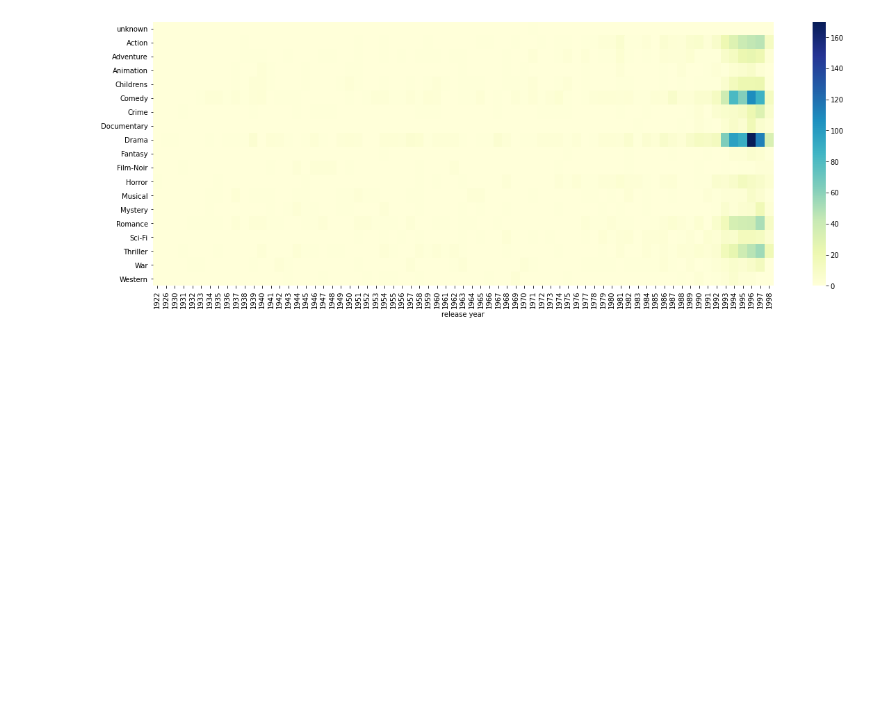
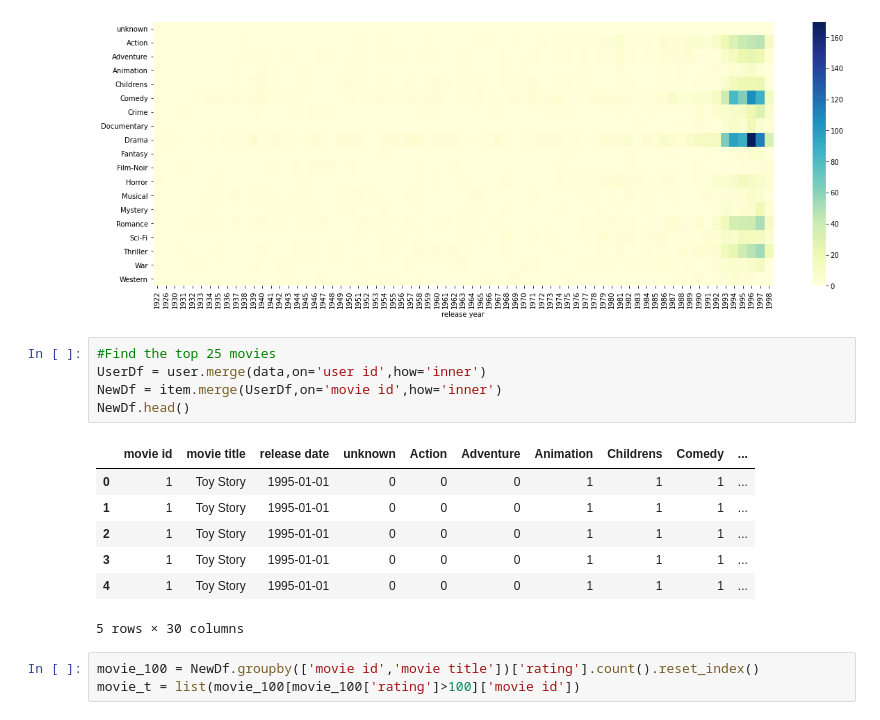
Before and after one commit to lakisharenee/MovieLens-Data-Exploration-Genre-Trends-and-Gender-Analysis, a Jupyter notebook: AIML-MovieLens Data Exploration Python Project.ipynb, the cells around one changed output. Drawn from its saved outputs; the diff is of its cells as text; blank space fills up the shorter version.

```diff
--- a/AIML-MovieLens Data Exploration Python Project.ipynb
+++ b/AIML-MovieLens Data Exploration Python Project.ipynb
@@ -250,3 +247,19 @@ sns.heatmap(genre_by_year, cmap='YlGnBu')  #heatmap visualizes the change in gen
 plt.show()
 # %% [output]
 [figure]
+# %%
+#Find the top 25 movies
+UserDf = user.merge(data,on='user id',how='inner')
+NewDf = item.merge(UserDf,on='movie id',how='inner')
+NewDf.head()
+# %% [output]
+|  | movie id | movie title | release date | unknown | Action | Adventure | Animation | Childrens | Comedy | ... |
+| 0 | 1 | Toy Story | 1995-01-01 | 0 | 0 | 0 | 1 | 1 | 1 | ... |
+| 1 | 1 | Toy Story | 1995-01-01 | 0 | 0 | 0 | 1 | 1 | 1 | ... |
+| 2 | 1 | Toy Story | 1995-01-01 | 0 | 0 | 0 | 1 | 1 | 1 | ... |
+| 3 | 1 | Toy Story | 1995-01-01 | 0 | 0 | 0 | 1 | 1 | 1 | ... |
+| 4 | 1 | Toy Story | 1995-01-01 | 0 | 0 | 0 | 1 | 1 | 1 | ... |
+5 rows × 30 columns
+# %%
+movie_100 = NewDf.groupby(['movie id','movie title'])['rating'].count().reset_index()
+movie_t = list(movie_100[movie_100['rating']>100]['movie id'])
```
Also changed, not shown: parts of 8 cells of this notebook.
